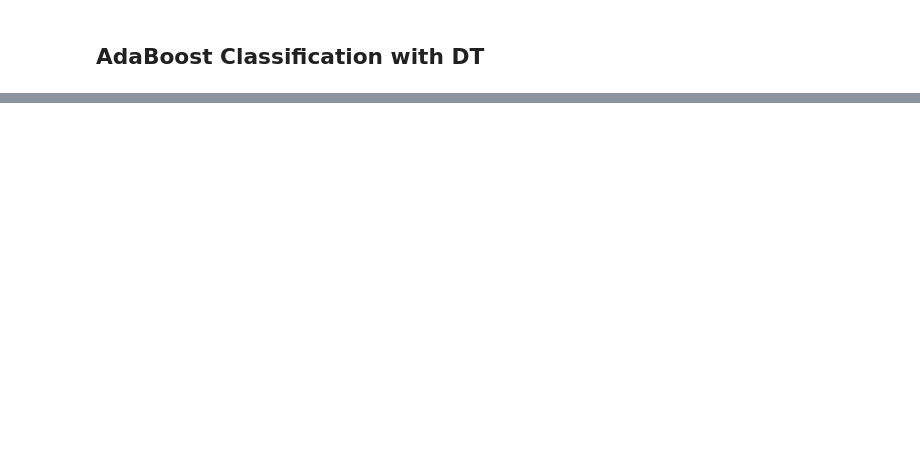
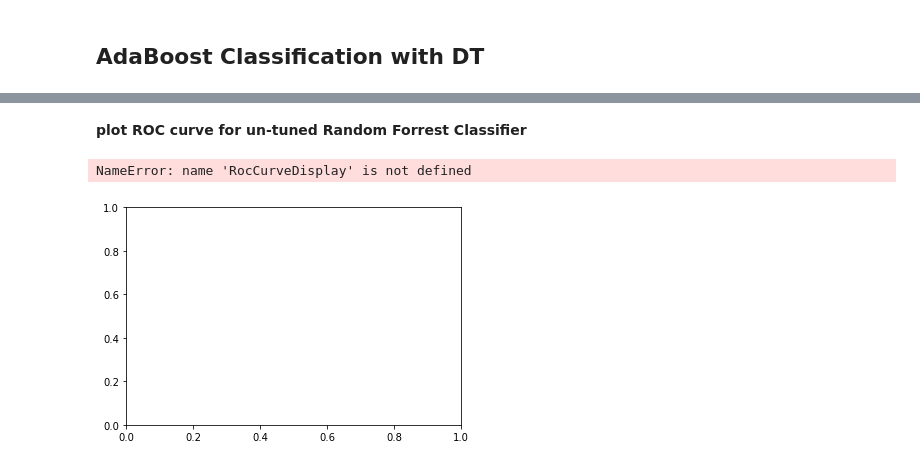
Before and after one commit to apeiffer/sentiment-analysis, a Jupyter notebook: notebooks/bag_of_words.ipynb, the cells around one changed output, grey strips where cells are left out. Cells and saved outputs as stored; diff of their text form; code cells hidden in the pictures; blank space fills up the shorter version.

```diff
--- a/notebooks/bag_of_words.ipynb
+++ b/notebooks/bag_of_words.ipynb
@@ -158,0 +159,33 @@ weighted avg       0.28      0.37      0.27      2000
+# %%
+import matplotlib.pyplot as plt
+from sklearn.metrics import roc_curve
+from sklearn.metrics import auc
+from itertools import cycle
+from sklearn.metrics import RocCurveDisplay
+
+classes = ['anger', 'fear', 'joy', 'love', 'sadness', 'surprise']
+
+def plot_mc_roc(Y_test_bin, Y_test_proba, n_classes, title='ROC Curve'):
+    ax = plt.axes()
+    leg = []
+    for i in range(n_classes):
+        y_score = Y_test_proba[:, i]
+        fpr, tpr, _ = roc_curve(Y_test_bin[:, i], y_score)
+        roc_auc = auc(fpr, tpr)
+        leg.append(classes[i] + ' (auc = {:.4})'.format(roc_auc))
+        RocCurveDisplay(fpr=fpr, tpr=tpr).plot(ax=ax)
+
+    plt.xlim((0, .4))
+    plt.ylim((.6, 1))
+    plt.legend(leg)
+    plt.title(title)
+# %%
+from sklearn.ensemble import RandomForestClassifier
+import sklearn.metrics as skm
+import matplotlib.pyplot as plt
+
+rf = RandomForestClassifier(n_estimators=10, random_state=0)
+rf.fit(X_trainval, Y_trainval)
+Y_test_pred = rf.predict(X_test)
+print(skm.classification_report(Y_test, Y_test_pred))
+pd.DataFrame(skm.confusion_matrix(Y_test, Y_test_pred),columns=classes, index=classes)
@@ -158,0 +212,11 @@ weighted avg       0.28      0.37      0.27      2000
+# %% [markdown]
+**plot ROC curve for un-tuned Random Forrest Classifier**
+# %%
+from sklearn.preprocessing import label_binarize
+
+Y_test_bin = label_binarize(Y_test, classes=[0, 1, 2, 3, 4, 5])
+Y_test_proba = rf.predict_proba(X_test)
+plot_mc_roc(Y_test_bin, Y_test_proba, n_classes=6, title='ROC for un-tuned Random Forrest (one-vs-all)')
+# %% [output]
+NameError: name 'RocCurveDisplay' is not defined
+[figure, added]
```
Also changed, not shown: parts of 16 cells of this notebook, 2 other files.
